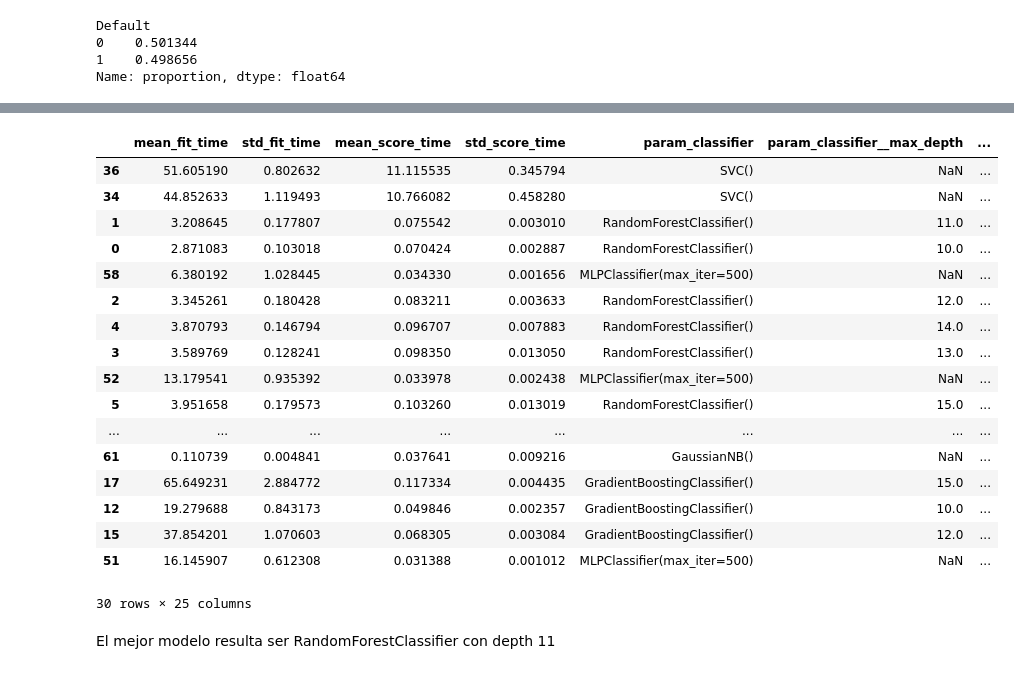
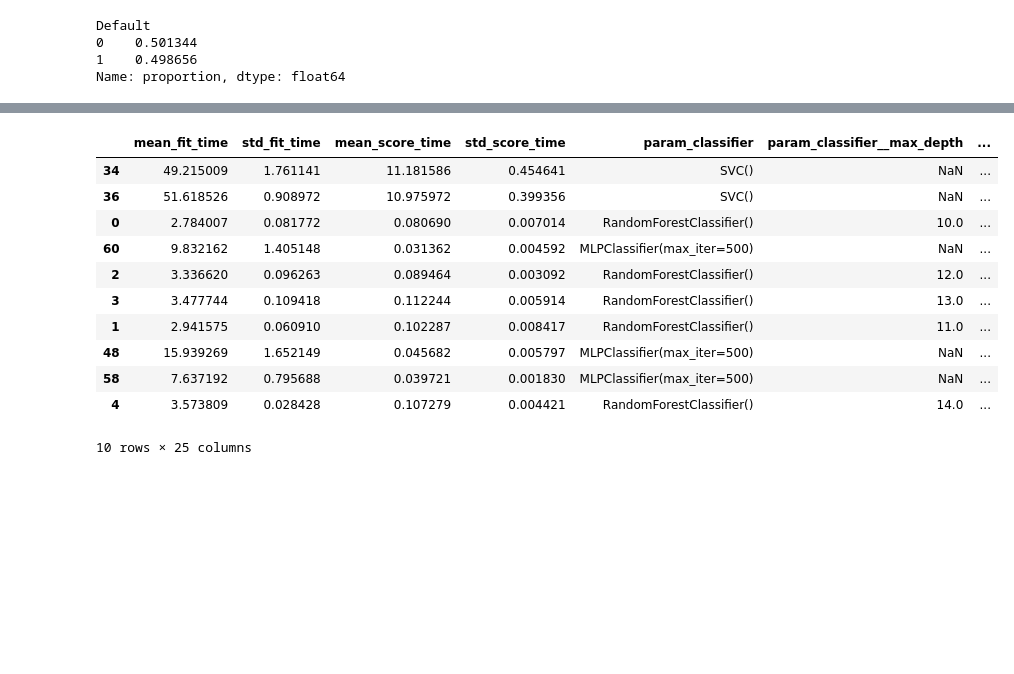
Before and after one commit to ManuelR-D/TPIntegradorCienciaDeDatosUnlam, a Jupyter notebook: TP_EntregablePrestamos.ipynb, the cells around one changed output, grey strips where cells are left out. Saved outputs shown, nothing was run; the diff lists cells and outputs as text; code cells hidden in the pictures; blank space fills up the shorter version.

```diff
--- a/TP_EntregablePrestamos.ipynb
+++ b/TP_EntregablePrestamos.ipynb
@@ -167,6 +167,20 @@ class ColumnOneHot(BaseEstimator, TransformerMixin):
         Xc.loc[:, self.encoder.get_feature_names_out()] = self.encoder.transform(Xc[self.columns])
         Xc.drop(columns=self.columns, inplace=True)
         return Xc
+
+# Redondear para columnas que se pasen por parametro
+class ColumnRound(BaseEstimator, TransformerMixin):
+    def __init__(self, columns=None, decimals=0):
+        self.columns = columns
+        self.decimals = decimals
+
+    def fit(self, X, y=None):
+        return self
+
+    def transform(self, X):
+        Xc = X.copy()
+        Xc[self.columns] = Xc[self.columns].round(self.decimals)
+        return Xc
 # %% [markdown]
 # Inspección inicial de los datos
 # %%
@@ -432,17 +452,14 @@ class RemoveAllOutliers(BaseEstimator, TransformerMixin):
 # %% [markdown]
 Dado que tenemos que priorizar evitar los falsos negativos, la métrica a maximizar por el gridsearch es **Recall**
 # %%
-X = df.drop(columns='Default')
-y = (df['Default'] == 'default').astype(int)  # Convertir a binario para MLPClassifier
-X_train, X_test, y_train, y_test = train_test_split(X, y, test_size=0.3, random_state=42)
-
 pl = Pipeline(steps=[
-     # ('drop', ColumnDropper(columns=['RelacionCuotaDeuda'])), # Dropeamos la columna porque vimos que tiene muchos valroes unicos
+     ("round", ColumnRound(columns=['RelacionCuotaDeuda'])),
      ("one_hot", ColumnOneHot(columns=['Objetivo', 'esPropietario'])),
      ("outlier", ColumnOutlierRemover(column='IngresoAnuales', method='iqr', factor=1.5, replace_with_nan=True)),
      ("outlier2", ColumnOutlierRemover(column='PendienteEnTarjeta', method='iqr', factor=1.5, replace_with_nan=True)),
      ("outlier3", ColumnOutlierRemover(column='PuntuacionGeneral', method='iqr', factor=1.5, replace_with_nan=True)),
-     ("imputer", ColumnImputer(columns=['IngresoAnuales', 'PendienteEnTarjeta', 'PuntuacionGeneral'])),
+     ("outlier4", ColumnOutlierRemover(column='RelacionCuotaDeuda', method='iqr', factor=1.5, replace_with_nan=True)),
+     ("imputer", ColumnImputer(columns=['IngresoAnuales', 'PendienteEnTarjeta', 'PuntuacionGeneral', 'RelacionCuotaDeuda'])),
      ('scaler', StandardScaler()),
      ('classifier', RandomForestClassifier())
 ])
@@ -566,23 +586,15 @@ plt.show()
 # %%
-results_df.head(30)
+results_df.head(10)
 # %% [output]
 |  | mean_fit_time | std_fit_time | mean_score_time | std_score_time | param_classifier | param_classifier__max_depth | ... |
-| 36 | 51.605190 | 0.802632 | 11.115535 | 0.345794 | SVC() | NaN | ... |
-| 34 | 44.852633 | 1.119493 | 10.766082 | 0.458280 | SVC() | NaN | ... |
-| 1 | 3.208645 | 0.177807 | 0.075542 | 0.003010 | RandomForestClassifier() | 11.0 | ... |
-| 0 | 2.871083 | 0.103018 | 0.070424 | 0.002887 | RandomForestClassifier() | 10.0 | ... |
-| 58 | 6.380192 | 1.028445 | 0.034330 | 0.001656 | MLPClassifier(max_iter=500) | NaN | ... |
-| 2 | 3.345261 | 0.180428 | 0.083211 | 0.003633 | RandomForestClassifier() | 12.0 | ... |
-| 4 | 3.870793 | 0.146794 | 0.096707 | 0.007883 | RandomForestClassifier() | 14.0 | ... |
-| 3 | 3.589769 | 0.128241 | 0.098350 | 0.013050 | RandomForestClassifier() | 13.0 | ... |
-| 52 | 13.179541 | 0.935392 | 0.033978 | 0.002438 | MLPClassifier(max_iter=500) | NaN | ... |
-| 5 | 3.951658 | 0.179573 | 0.103260 | 0.013019 | RandomForestClassifier() | 15.0 | ... |
-| ... | ... | ... | ... | ... | ... | ... | ... |
-| 61 | 0.110739 | 0.004841 | 0.037641 | 0.009216 | GaussianNB() | NaN | ... |
-| 17 | 65.649231 | 2.884772 | 0.117334 | 0.004435 | GradientBoostingClassifier() | 15.0 | ... |
-| 12 | 19.279688 | 0.843173 | 0.049846 | 0.002357 | GradientBoostingClassifier() | 10.0 | ... |
-| 15 | 37.854201 | 1.070603 | 0.068305 | 0.003084 | GradientBoostingClassifier() | 12.0 | ... |
-| 51 | 16.145907 | 0.612308 | 0.031388 | 0.001012 | MLPClassifier(max_iter=500) | NaN | ... |
+| 34 | 49.215009 | 1.761141 | 11.181586 | 0.454641 | SVC() | NaN | ... |
+| 36 | 51.618526 | 0.908972 | 10.975972 | 0.399356 | SVC() | NaN | ... |
+| 0 | 2.784007 | 0.081772 | 0.080690 | 0.007014 | RandomForestClassifier() | 10.0 | ... |
+| 60 | 9.832162 | 1.405148 | 0.031362 | 0.004592 | MLPClassifier(max_iter=500) | NaN | ... |
+| 2 | 3.336620 | 0.096263 | 0.089464 | 0.003092 | RandomForestClassifier() | 12.0 | ... |
+| 3 | 3.477744 | 0.109418 | 0.112244 | 0.005914 | RandomForestClassifier() | 13.0 | ... |
+| 1 | 2.941575 | 0.060910 | 0.102287 | 0.008417 | RandomForestClassifier() | 11.0 | ... |
+| 48 | 15.939269 | 1.652149 | 0.045682 | 0.005797 | MLPClassifier(max_iter=500) | NaN | ... |
+| 58 | 7.637192 | 0.795688 | 0.039721 | 0.001830 | MLPClassifier(max_iter=500) | NaN | ... |
+| 4 | 3.573809 | 0.028428 | 0.107279 | 0.004421 | RandomForestClassifier() | 14.0 | ... |
-30 rows × 25 columns
+10 rows × 25 columns
-# %% [markdown]
-El mejor modelo resulta ser RandomForestClassifier con depth 11
```
Also changed, not shown: parts of 29 cells of this notebook.
